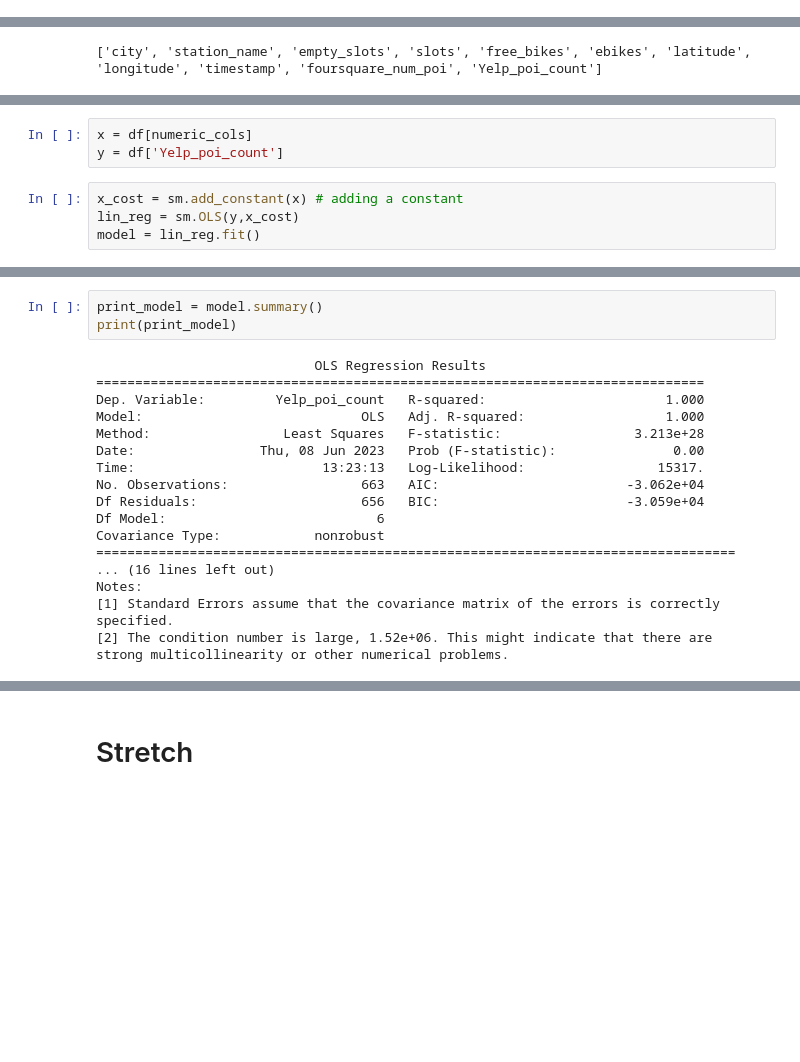
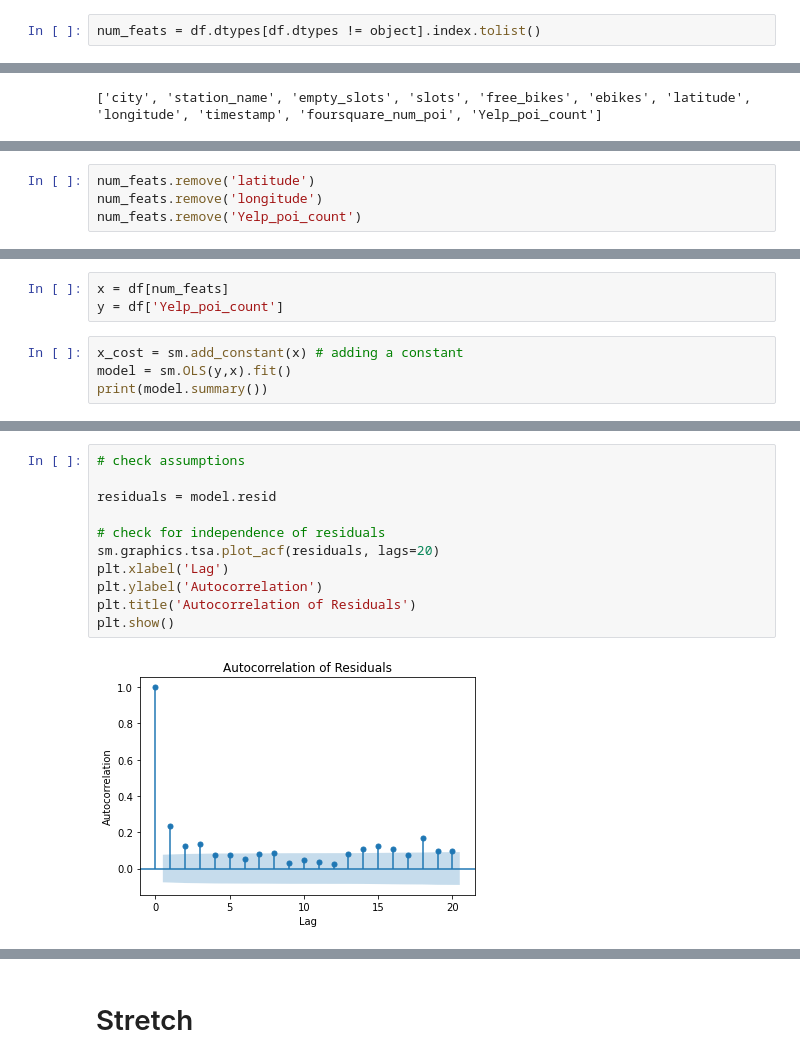
Before and after one commit to maybester/Statistical-Modelling-with-Python, a Jupyter notebook: notebooks/model_building.ipynb, the cells around one changed output, grey strips where cells are left out. Drawn from its saved outputs; the diff is of its cells as text; blank space fills up the shorter version.

```diff
--- a/notebooks/model_building.ipynb
+++ b/notebooks/model_building.ipynb
@@ -52,2 +26,4 @@ dtype: object
+# %%
+num_feats = df.dtypes[df.dtypes != object].index.tolist()
 # %%
 # descriptive stats
@@ -132,0 +115,4 @@ numeric_cols
+# %%
+num_feats.remove('latitude')
+num_feats.remove('longitude')
+num_feats.remove('Yelp_poi_count')
@@ -133,7 +123,7 @@ numeric_cols
 # %%
-x = df[numeric_cols]
+x = df[num_feats]
 y = df['Yelp_poi_count']
 # %%
 x_cost = sm.add_constant(x) # adding a constant
-lin_reg = sm.OLS(y,x_cost)
-model = lin_reg.fit()
+model = sm.OLS(y,x).fit()
+print(model.summary())
@@ -140,21 +148,13 @@ model = lin_reg.fit()
-# %%
-print_model = model.summary()
-print(print_model)
-# %% [output]
-                            OLS Regression Results
-==============================================================================
-Dep. Variable:         Yelp_poi_count   R-squared:                       1.000
-Model:                            OLS   Adj. R-squared:                  1.000
-Method:                 Least Squares   F-statistic:                 3.213e+28
-Date:                Thu, 08 Jun 2023   Prob (F-statistic):               0.00
-Time:                        13:23:13   Log-Likelihood:                 15317.
-No. Observations:                 663   AIC:                        -3.062e+04
-Df Residuals:                     656   BIC:                        -3.059e+04
-Df Model:                           6
-Covariance Type:            nonrobust
-==================================================================================
-... (16 lines left out)
-Notes:
-[1] Standard Errors assume that the covariance matrix of the errors is correctly specified.
-[2] The condition number is large, 1.52e+06. This might indicate that there are
-strong multicollinearity or other numerical problems.
+# %%
+# check assumptions
+
+residuals = model.resid
+
+# check for independence of residuals
+sm.graphics.tsa.plot_acf(residuals, lags=20)
+plt.xlabel('Lag')
+plt.ylabel('Autocorrelation')
+plt.title('Autocorrelation of Residuals')
+plt.show()
+# %% [output]
+[figure, added]
```
Also changed, not shown: parts of 20 cells of this notebook.
